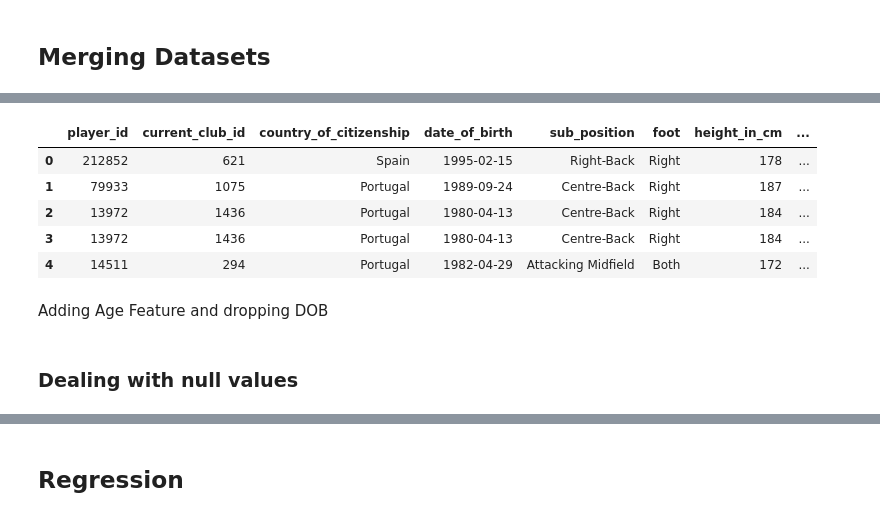
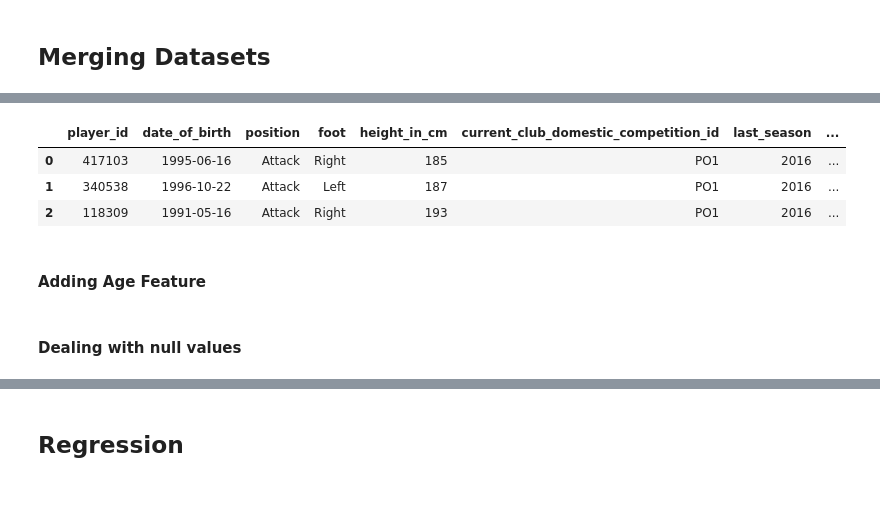
Before and after one commit to nicholasdieke/football-player-valuations, a Jupyter notebook: football_transfer_prediction.ipynb, the cells around one changed output, grey strips where cells are left out. Saved outputs shown, nothing was run; the diff lists cells and outputs as text; code cells hidden in the pictures.

```diff
--- a/football_transfer_prediction.ipynb
+++ b/football_transfer_prediction.ipynb
@@ -131,0 +75,2 @@ appearances.head(3)
+# %%
+players = players[players.last_season > 2015 ]
@@ -131,0 +79,5 @@ appearances.head(3)
+# %%
+players['date_of_birth'] = pd.to_datetime(players['date_of_birth'])
+players['contract_expiration_date'] = pd.to_datetime(players['contract_expiration_date'])
+players['contract_expiration_year'] = players['contract_expiration_date'].dt.year
+players = players.drop(columns=['contract_expiration_date'])
@@ -149,2 +152,0 @@ players_stats_df.head(5)
-# %%
-clubs = clubs.drop(columns=['club_code', 'name', 'domestic_competition_id', 'total_market_value', 'squad_size', 'average_age', 'foreigners_number', 'net_transfer_record', 'foreigners_percentage', 'stadium_name', 'coach_name', 'url'])
@@ -151,5 +160,2 @@ clubs = clubs.drop(columns=['club_code', 'name', 'domestic_competition_id', 'tot
 # %% [markdown]
 ## Merging Datasets
-# %%
-players = players.merge(players_stats_df, on="player_id", how='inner')
-players.head(5)
@@ -163,15 +162,14 @@ players.head(5)
 # %%
-players = players.merge(player_mean_year_val, on=['player_id', 'year'], how='inner')
-players.head(5)
+players = players.merge(players_stats_df, on="player_id", how='inner').merge(player_mean_year_val, on=['player_id', 'year'], how='inner').merge(clubs[['club_id','stadium_seats', 'national_team_players']], left_on=['current_club_id'], right_on=['club_id'], how='inner')
+players = players.drop(columns=['current_club_id', 'club_id'])
+players.head(3)
 # %% [output]
-|  | player_id | current_club_id | country_of_citizenship | date_of_birth | sub_position | foot | height_in_cm | ... |
-| 0 | 212852 | 621 | Spain | 1995-02-15 | Right-Back | Right | 178 | ... |
-| 1 | 79933 | 1075 | Portugal | 1989-09-24 | Centre-Back | Right | 187 | ... |
-| 2 | 13972 | 1436 | Portugal | 1980-04-13 | Centre-Back | Right | 184 | ... |
-| 3 | 13972 | 1436 | Portugal | 1980-04-13 | Centre-Back | Right | 184 | ... |
-| 4 | 14511 | 294 | Portugal | 1982-04-29 | Attacking Midfield | Both | 172 | ... |
+|  | player_id | date_of_birth | position | foot | height_in_cm | current_club_domestic_competition_id | last_season | ... |
+| 0 | 417103 | 1995-06-16 | Attack | Right | 185 | PO1 | 2016 | ... |
+| 1 | 340538 | 1996-10-22 | Attack | Left | 187 | PO1 | 2016 | ... |
+| 2 | 118309 | 1991-05-16 | Attack | Right | 193 | PO1 | 2016 | ... |
-# %% [markdown]
-Adding Age Feature and dropping DOB
+# %% [markdown]
+#### Adding Age Feature
 # %%
 def calculate_age(dob, year):
     return year - dob.year
@@ -190,2 +183,2 @@ players['contract_expiration_date'] = players['contract_expiration_date'].dt.yea
 # %% [markdown]
-### Dealing with null values
+#### Dealing with null values
```
Also changed, not shown: parts of 117 cells of this notebook.
